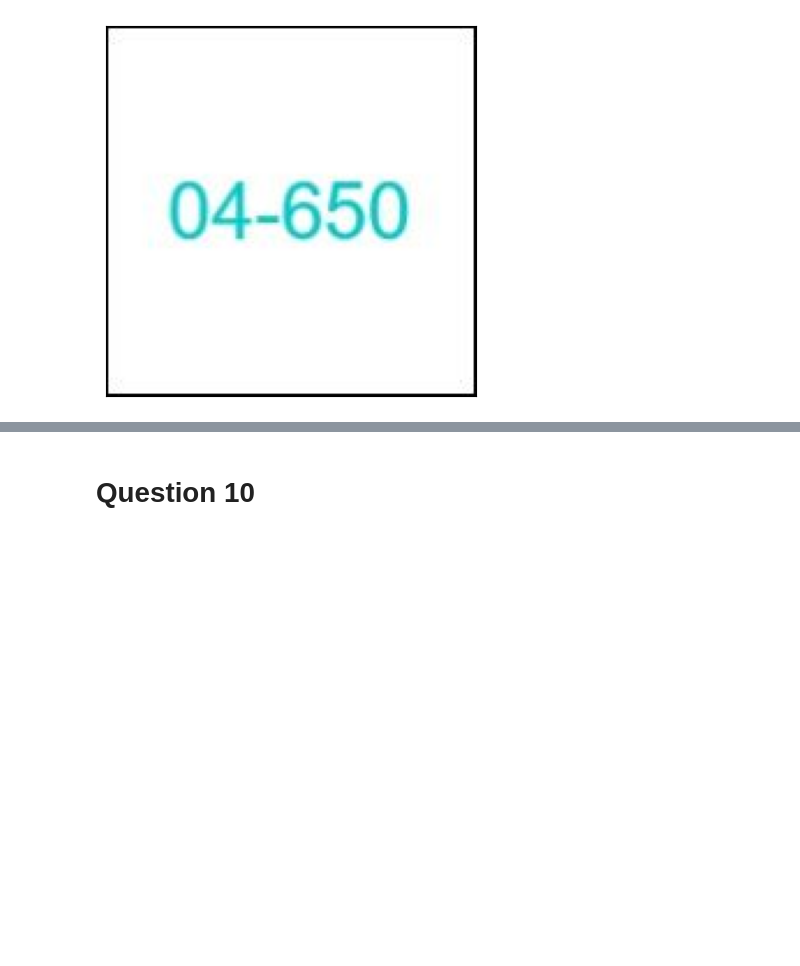
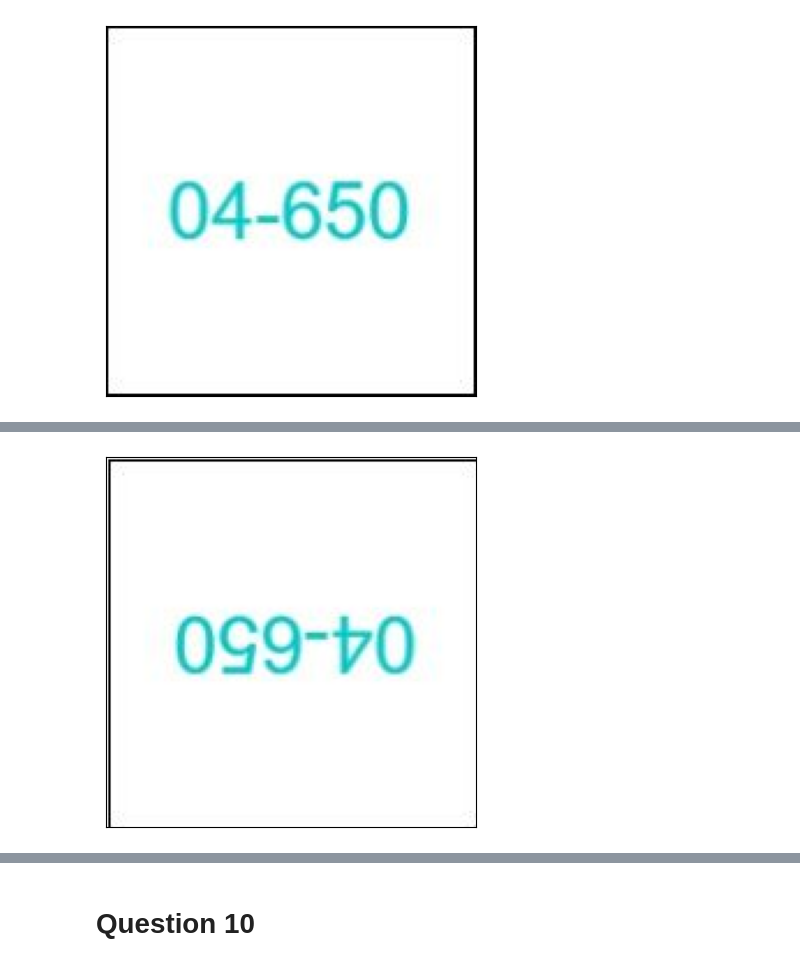
Before and after one commit to kkipngenokoech/MathsRequiredForAI, a Jupyter notebook: latex/handout/HW2_P2.ipynb, the cells around one changed output, grey strips where cells are left out. Drawn from its saved outputs; the diff is of its cells as text; code cells hidden in the pictures; blank space fills up the shorter version.

```diff
--- a/latex/handout/HW2_P2.ipynb
+++ b/latex/handout/HW2_P2.ipynb
@@ -53,9 +76,14 @@ transform_image(img, A)
 # %%
 # (b) create transformation matrix that realizes the proposed transformation
 # and call the function you implemented above.
 
-A = None # TODO
+A = np.array([
+    [-1, 0],
+    [0, -1]
+])
 transform_image(img, A)
+# %% [output]
+[figure, added]
 # %%
 # (c) create transformation matrix that realizes the proposed transformation
 # and call the function you implemented above.
```
Also changed, not shown: parts of 9 cells of this notebook.
